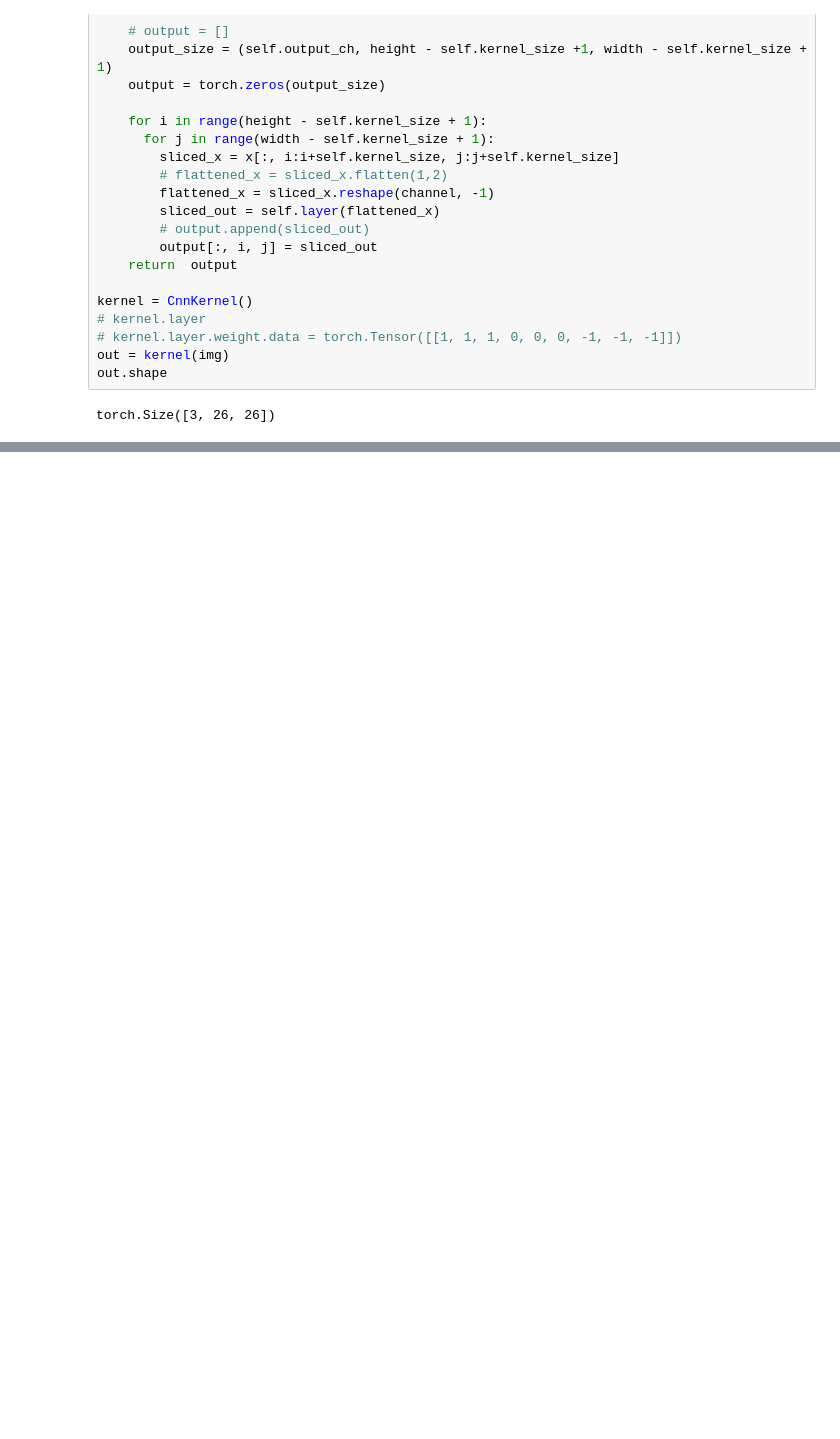
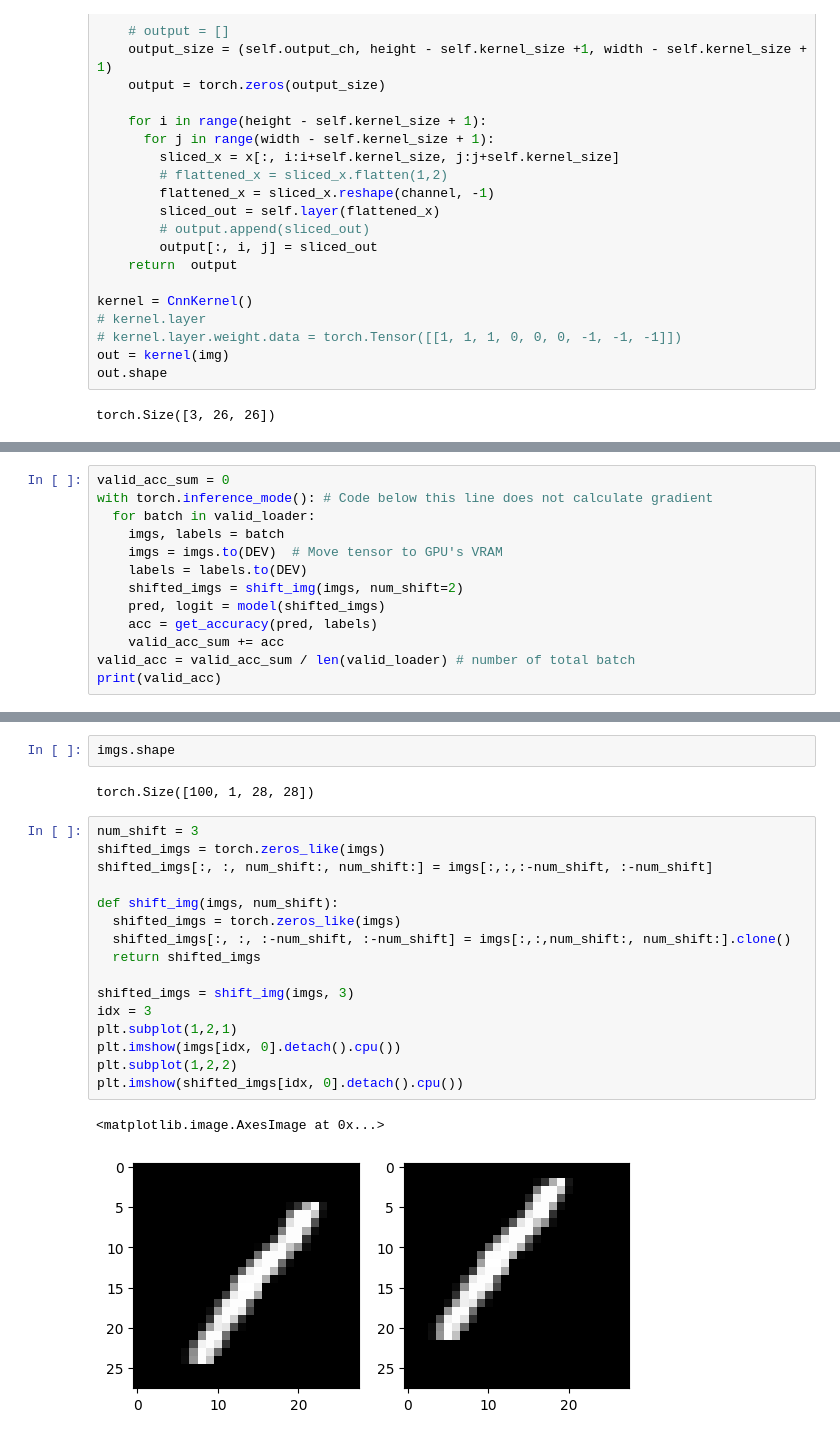
Before and after one commit to jdasam/mas1004, a Jupyter notebook: live_coding/7_cnn.ipynb, the cells around one changed output, grey strips where cells are left out. Drawn from its saved outputs; the diff is of its cells as text; blank space fills up the shorter version.

```diff
--- a/live_coding/7_cnn.ipynb
+++ b/live_coding/7_cnn.ipynb
@@ -129,0 +320,13 @@ plt.imshow(out[2].detach())
+# %%
+valid_acc_sum = 0
+with torch.inference_mode(): # Code below this line does not calculate gradient
+  for batch in valid_loader:
+    imgs, labels = batch
+    imgs = imgs.to(DEV)  # Move tensor to GPU's VRAM
+    labels = labels.to(DEV)
+    shifted_imgs = shift_img(imgs, num_shift=2)
+    pred, logit = model(shifted_imgs)
+    acc = get_accuracy(pred, labels)
+    valid_acc_sum += acc
+valid_acc = valid_acc_sum / len(valid_loader) # number of total batch
+print(valid_acc)
@@ -129,0 +352,23 @@ plt.imshow(out[2].detach())
+# %%
+imgs.shape
+# %% [output]
+torch.Size([100, 1, 28, 28])
+# %%
+num_shift = 3
+shifted_imgs = torch.zeros_like(imgs)
+shifted_imgs[:, :, num_shift:, num_shift:] = imgs[:,:,:-num_shift, :-num_shift]
+
+def shift_img(imgs, num_shift):
+  shifted_imgs = torch.zeros_like(imgs)
+  shifted_imgs[:, :, :-num_shift, :-num_shift] = imgs[:,:,num_shift:, num_shift:].clone()
+  return shifted_imgs
+
+shifted_imgs = shift_img(imgs, 3)
+idx = 3
+plt.subplot(1,2,1)
+plt.imshow(imgs[idx, 0].detach().cpu())
+plt.subplot(1,2,2)
+plt.imshow(shifted_imgs[idx, 0].detach().cpu())
+# %% [output]
+<matplotlib.image.AxesImage at 0x...>
+[figure, added]
```
Also changed, not shown: parts of 17 cells of this notebook.
